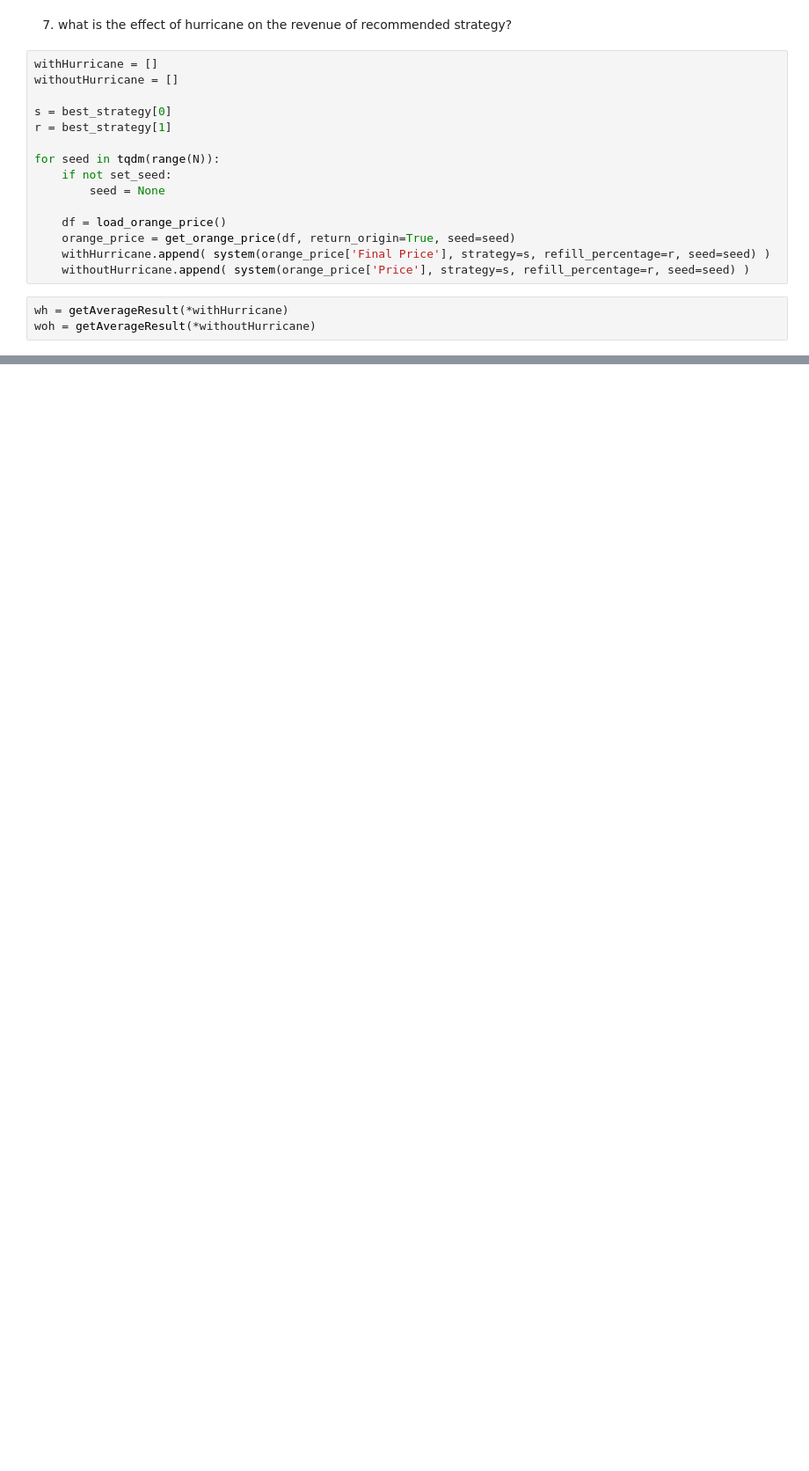
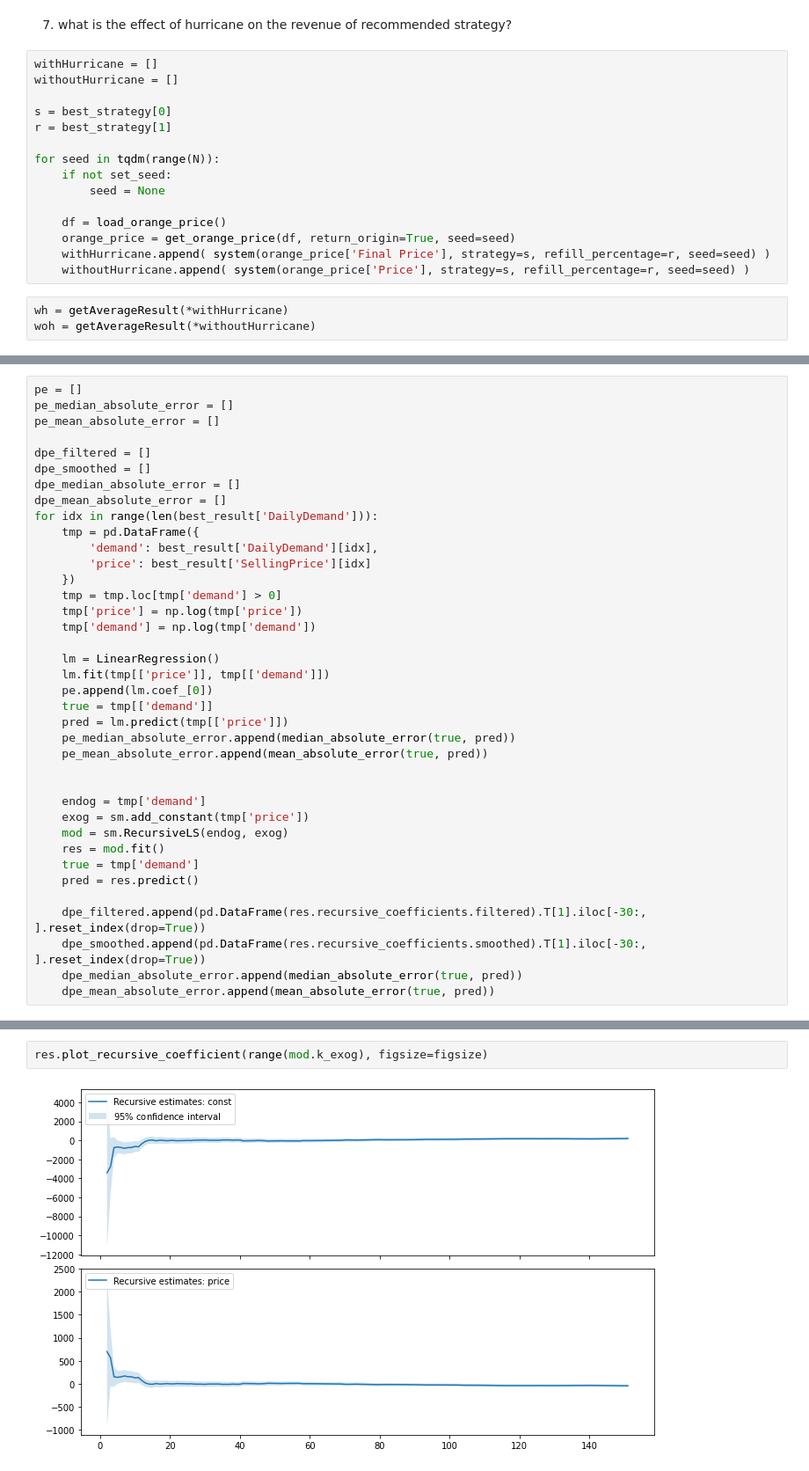
Before and after one commit to r50206v/E4404-Simulation-Project, a Jupyter notebook: Experiments.ipynb, the cells around one changed output, grey strips where cells are left out. Shown: that part at 88% size. Saved outputs shown, nothing was run; the diff lists cells and outputs as text; blank space fills up the shorter version.

```diff
--- a/Experiments.ipynb
+++ b/Experiments.ipynb
@@ -320,0 +329,38 @@ Profit withOut hurricane 0.95 confidence interval: (84007.756, 85520.827)
+# %%
+pe = []
+pe_median_absolute_error = []
+pe_mean_absolute_error = []
+
+dpe_filtered = []
+dpe_smoothed = []
+dpe_median_absolute_error = []
+dpe_mean_absolute_error = []
+for idx in range(len(best_result['DailyDemand'])):
+    tmp = pd.DataFrame({
+        'demand': best_result['DailyDemand'][idx],
+        'price': best_result['SellingPrice'][idx]
+    })
+    tmp = tmp.loc[tmp['demand'] > 0]
+    tmp['price'] = np.log(tmp['price'])
+    tmp['demand'] = np.log(tmp['demand'])
+
+    lm = LinearRegression()
+    lm.fit(tmp[['price']], tmp[['demand']])
+    pe.append(lm.coef_[0])
+    true = tmp[['demand']]
+    pred = lm.predict(tmp[['price']])
+    pe_median_absolute_error.append(median_absolute_error(true, pred))
+    pe_mean_absolute_error.append(mean_absolute_error(true, pred))
+
+
+    endog = tmp['demand']
+    exog = sm.add_constant(tmp['price'])
+    mod = sm.RecursiveLS(endog, exog)
+    res = mod.fit()
+    true = tmp['demand']
+    pred = res.predict()
+
+    dpe_filtered.append(pd.DataFrame(res.recursive_coefficients.filtered).T[1].iloc[-30:, ].reset_index(drop=True))
+    dpe_smoothed.append(pd.DataFrame(res.recursive_coefficients.smoothed).T[1].iloc[-30:, ].reset_index(drop=True))
+    dpe_median_absolute_error.append(median_absolute_error(true, pred))
+    dpe_mean_absolute_error.append(mean_absolute_error(true, pred))
@@ -320,0 +381,4 @@ Profit withOut hurricane 0.95 confidence interval: (84007.756, 85520.827)
+# %%
+res.plot_recursive_coefficient(range(mod.k_exog), figsize=figsize)
+# %% [output]
+[figure, added]
```
Also changed, not shown: parts of 20 cells of this notebook.
